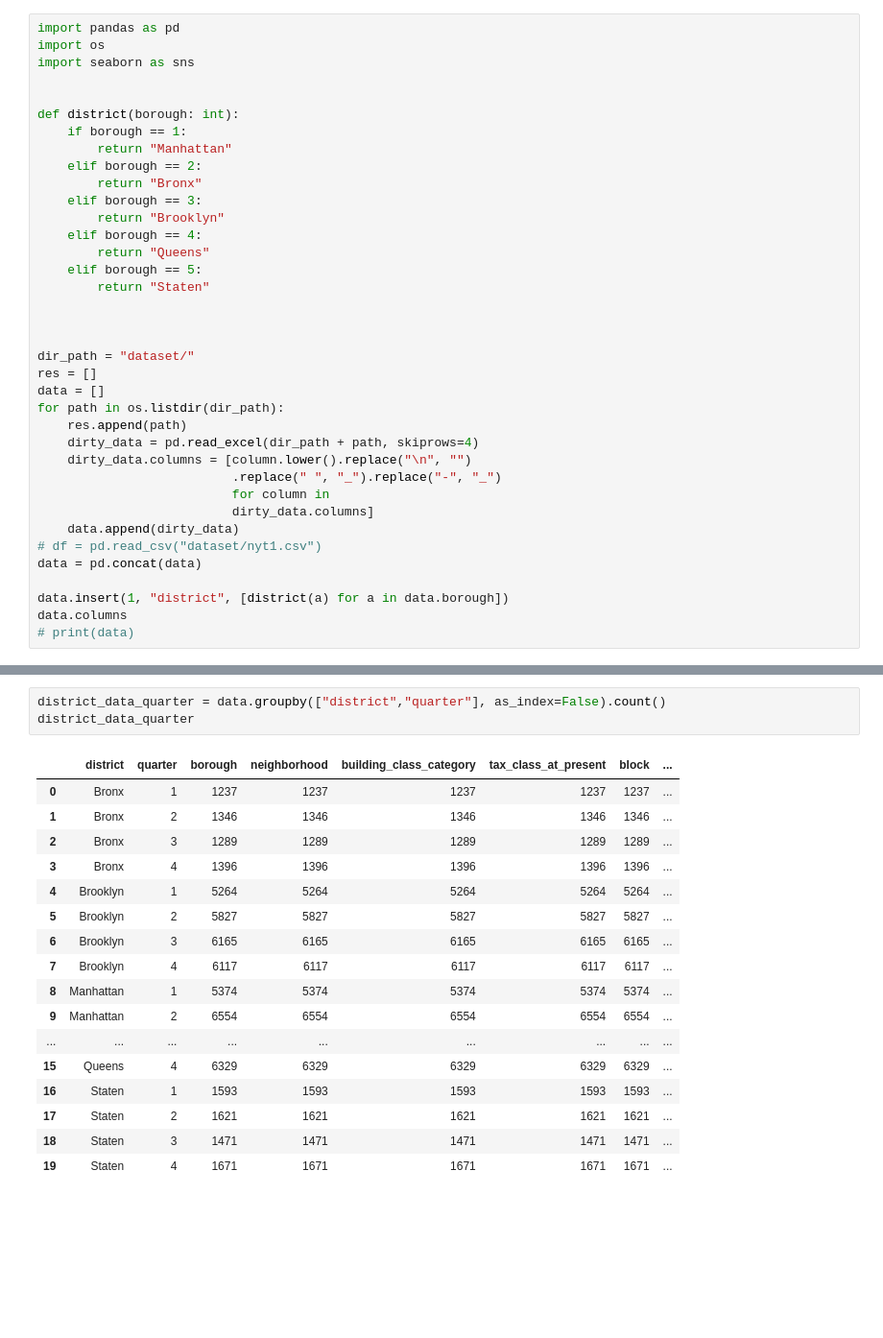
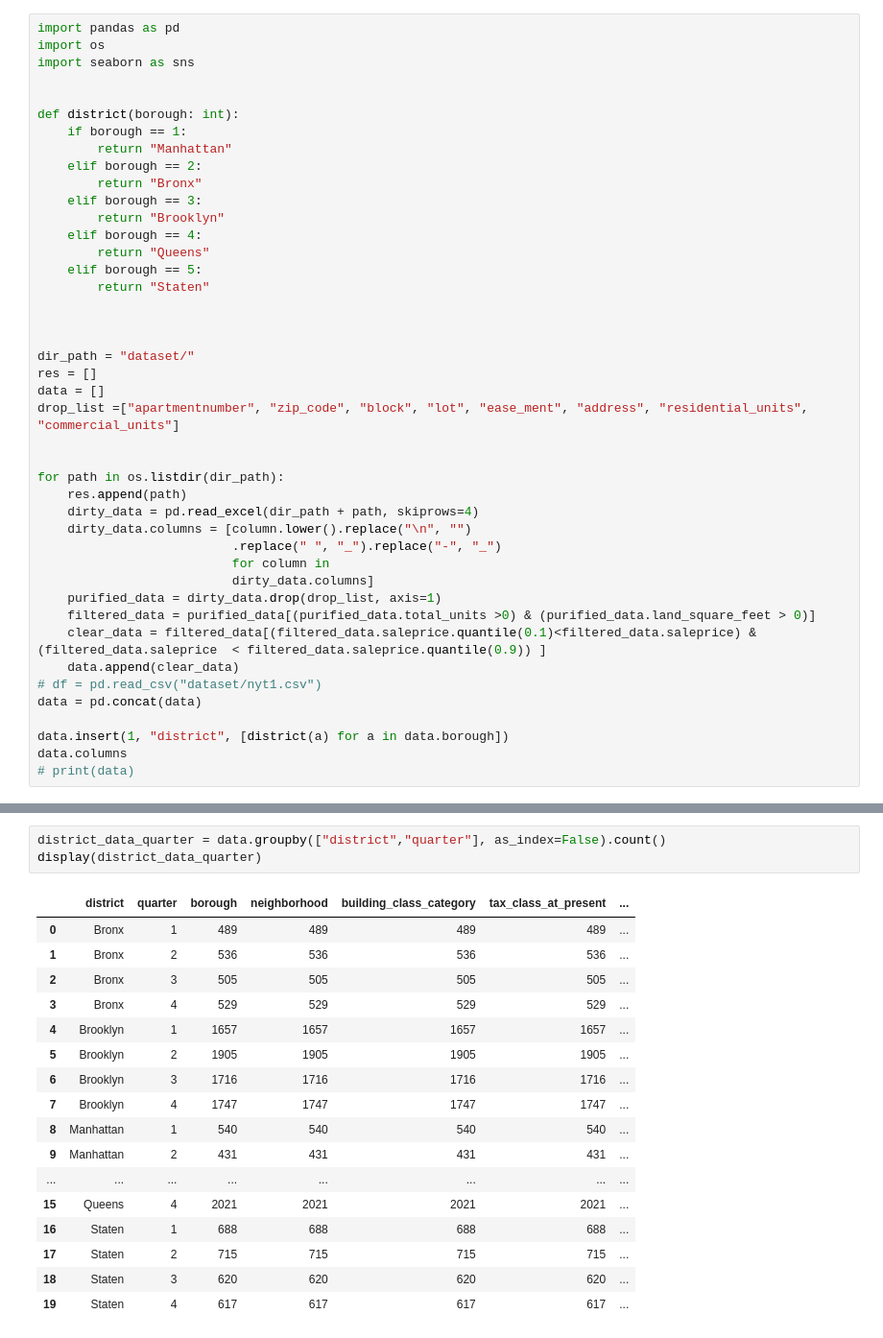
Before and after one commit to Spirit-Hat/DSML, a Jupyter notebook: lab2/lab2.ipynb, the cells around one changed output, grey strips where cells are left out. Shown at 96% size. Drawn from its saved outputs; the diff is of its cells as text; blank space fills up the shorter version.

```diff
--- a/lab2/lab2.ipynb
+++ b/lab2/lab2.ipynb
@@ -21,6 +21,9 @@ def district(borough: int):
 dir_path = "dataset/"
 res = []
 data = []
+drop_list =["apartmentnumber", "zip_code", "block", "lot", "ease_ment", "address", "residential_units", "commercial_units"]
+
+
 for path in os.listdir(dir_path):
     res.append(path)
     dirty_data = pd.read_excel(dir_path + path, skiprows=4)
@@ -28,7 +31,10 @@ for path in os.listdir(dir_path):
                           .replace(" ", "_").replace("-", "_")
                           for column in
                           dirty_data.columns]
-    data.append(dirty_data)
+    purified_data = dirty_data.drop(drop_list, axis=1)
+    filtered_data = purified_data[(purified_data.total_units >0) & (purified_data.land_square_feet > 0)]
+    clear_data = filtered_data[(filtered_data.saleprice.quantile(0.1)<filtered_data.saleprice) & (filtered_data.saleprice  < filtered_data.saleprice.quantile(0.9)) ]
+    data.append(clear_data)
 # df = pd.read_csv("dataset/nyt1.csv")
 data = pd.concat(data)
 
@@ -132,21 +142,21 @@ data
 # %%
 district_data_quarter = data.groupby(["district","quarter"], as_index=False).count()
-district_data_quarter
+display(district_data_quarter)
 # %% [output]
-|  | district | quarter | borough | neighborhood | building_class_category | tax_class_at_present | block | ... |
-| 0 | Bronx | 1 | 1237 | 1237 | 1237 | 1237 | 1237 | ... |
-| 1 | Bronx | 2 | 1346 | 1346 | 1346 | 1346 | 1346 | ... |
-| 2 | Bronx | 3 | 1289 | 1289 | 1289 | 1289 | 1289 | ... |
-| 3 | Bronx | 4 | 1396 | 1396 | 1396 | 1396 | 1396 | ... |
-| 4 | Brooklyn | 1 | 5264 | 5264 | 5264 | 5264 | 5264 | ... |
-| 5 | Brooklyn | 2 | 5827 | 5827 | 5827 | 5827 | 5827 | ... |
-| 6 | Brooklyn | 3 | 6165 | 6165 | 6165 | 6165 | 6165 | ... |
-| 7 | Brooklyn | 4 | 6117 | 6117 | 6117 | 6117 | 6117 | ... |
-| 8 | Manhattan | 1 | 5374 | 5374 | 5374 | 5374 | 5374 | ... |
-| 9 | Manhattan | 2 | 6554 | 6554 | 6554 | 6554 | 6554 | ... |
-| ... | ... | ... | ... | ... | ... | ... | ... | ... |
-| 15 | Queens | 4 | 6329 | 6329 | 6329 | 6329 | 6329 | ... |
-| 16 | Staten | 1 | 1593 | 1593 | 1593 | 1593 | 1593 | ... |
-| 17 | Staten | 2 | 1621 | 1621 | 1621 | 1621 | 1621 | ... |
-| 18 | Staten | 3 | 1471 | 1471 | 1471 | 1471 | 1471 | ... |
-| 19 | Staten | 4 | 1671 | 1671 | 1671 | 1671 | 1671 | ... |
+|  | district | quarter | borough | neighborhood | building_class_category | tax_class_at_present | ... |
+| 0 | Bronx | 1 | 489 | 489 | 489 | 489 | ... |
+| 1 | Bronx | 2 | 536 | 536 | 536 | 536 | ... |
+| 2 | Bronx | 3 | 505 | 505 | 505 | 505 | ... |
+| 3 | Bronx | 4 | 529 | 529 | 529 | 529 | ... |
+| 4 | Brooklyn | 1 | 1657 | 1657 | 1657 | 1657 | ... |
+| 5 | Brooklyn | 2 | 1905 | 1905 | 1905 | 1905 | ... |
+| 6 | Brooklyn | 3 | 1716 | 1716 | 1716 | 1716 | ... |
+| 7 | Brooklyn | 4 | 1747 | 1747 | 1747 | 1747 | ... |
+| 8 | Manhattan | 1 | 540 | 540 | 540 | 540 | ... |
+| 9 | Manhattan | 2 | 431 | 431 | 431 | 431 | ... |
+| ... | ... | ... | ... | ... | ... | ... | ... |
+| 15 | Queens | 4 | 2021 | 2021 | 2021 | 2021 | ... |
+| 16 | Staten | 1 | 688 | 688 | 688 | 688 | ... |
+| 17 | Staten | 2 | 715 | 715 | 715 | 715 | ... |
+| 18 | Staten | 3 | 620 | 620 | 620 | 620 | ... |
+| 19 | Staten | 4 | 617 | 617 | 617 | 617 | ... |
```
Also changed, not shown: parts of 12 cells of this notebook, 15 other files.
